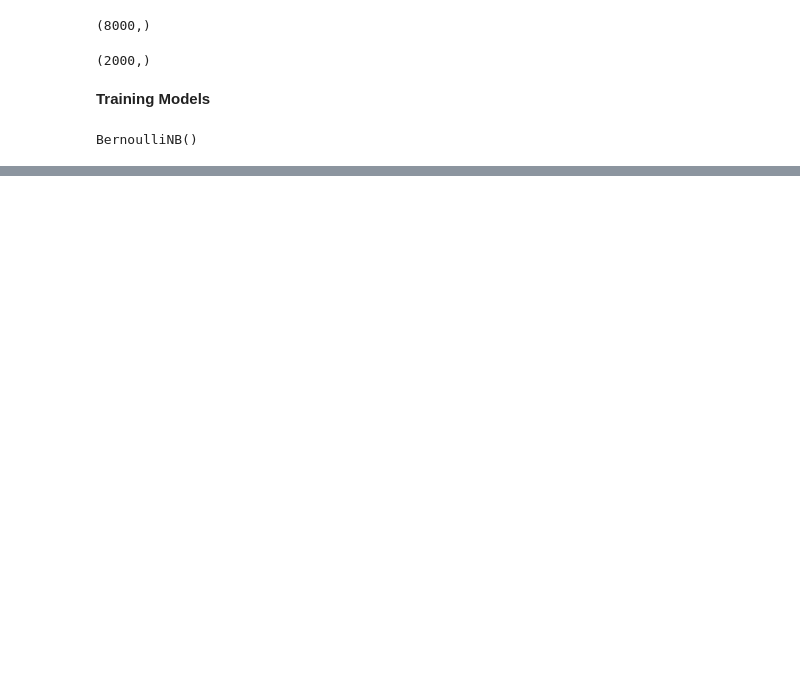
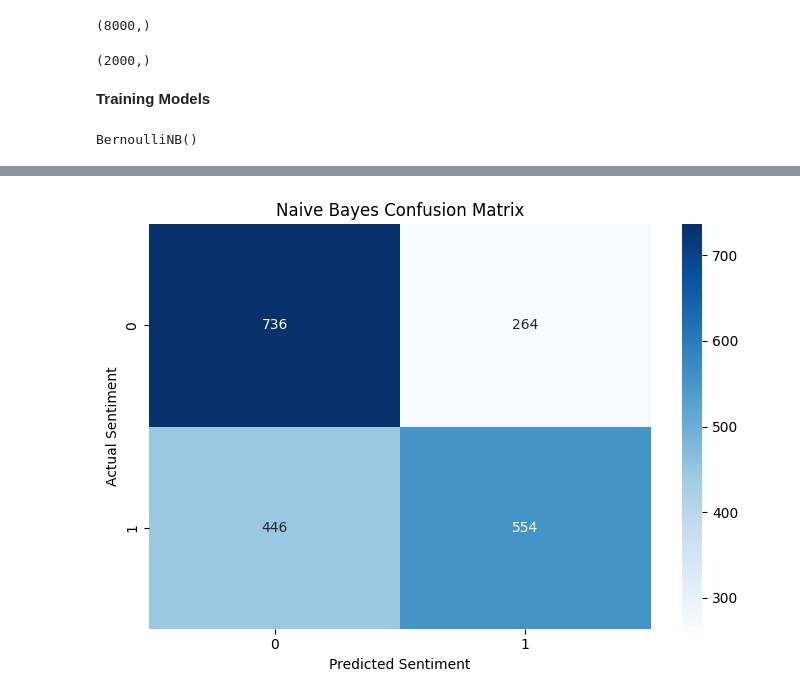
Before and after one commit to fatimaimran22/AI-ML, a Jupyter notebook: naive_bayes/Sentimental_Analysis_NB.ipynb, the cells around one changed output, grey strips where cells are left out. Saved outputs shown, nothing was run; the diff lists cells and outputs as text; code cells hidden in the pictures; blank space fills up the shorter version.

```diff
--- a/naive_bayes/Sentimental_Analysis_NB.ipynb
+++ b/naive_bayes/Sentimental_Analysis_NB.ipynb
@@ -262,0 +342,24 @@ Bernoulli NB:  82.0%
+# %%
+#Confusion Matrix for Worst Model -> Guassian NB
+
+cm = confusion_matrix(y_test, y_pred2)
+
+
+plt.figure(figsize=(7, 5))
+
+sns.heatmap(
+    cm,
+    annot=True,
+    fmt="d",
+    cmap="Blues",
+    xticklabels=model2.classes_,
+    yticklabels=model2.classes_
+)
+
+plt.title("Naive Bayes Confusion Matrix")
+plt.xlabel("Predicted Sentiment")
+plt.ylabel("Actual Sentiment")
+plt.tight_layout()
+plt.show()
+# %% [output]
+[figure, added]
```
Also changed, not shown: parts of 28 cells of this notebook.
